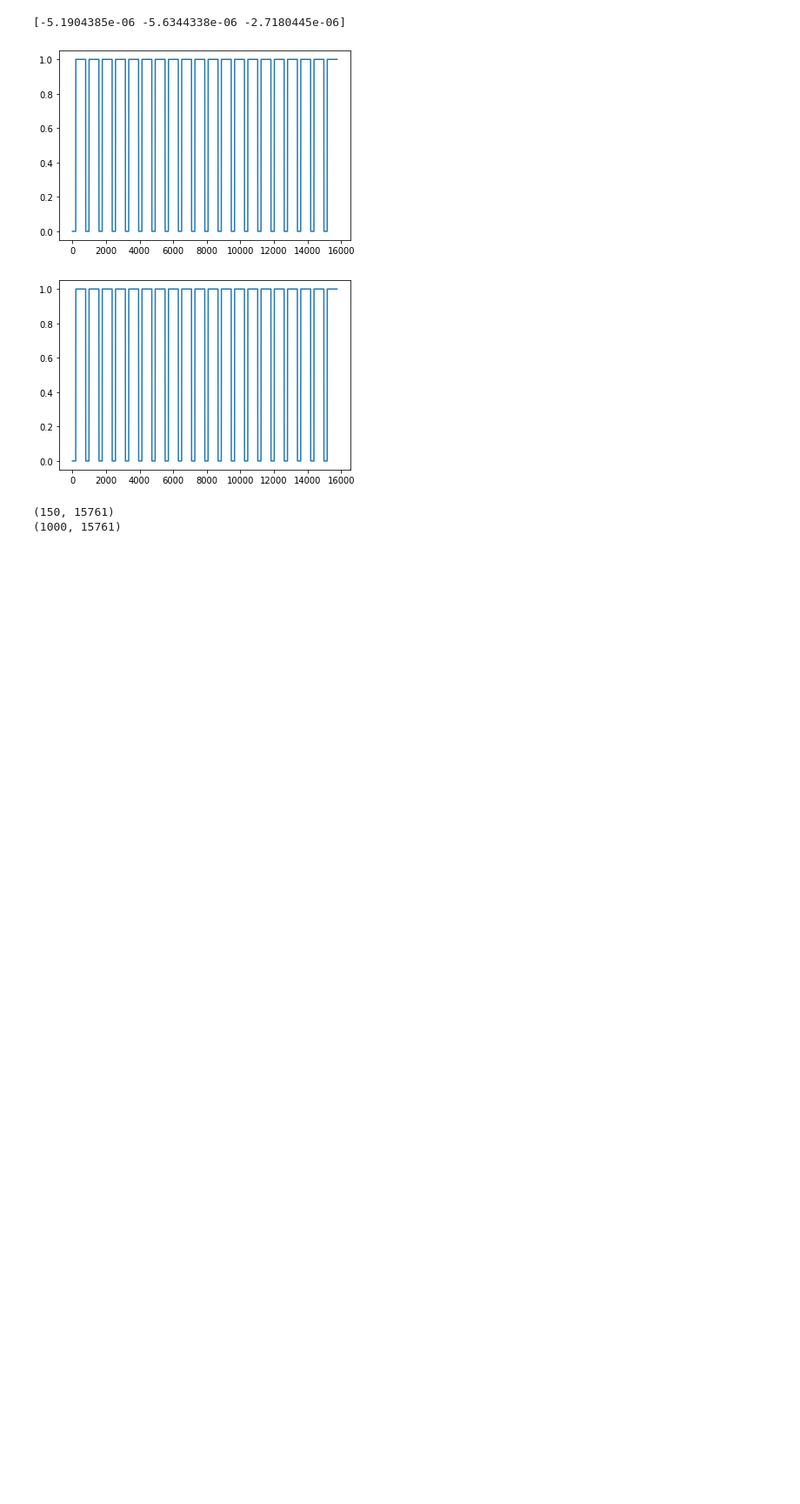
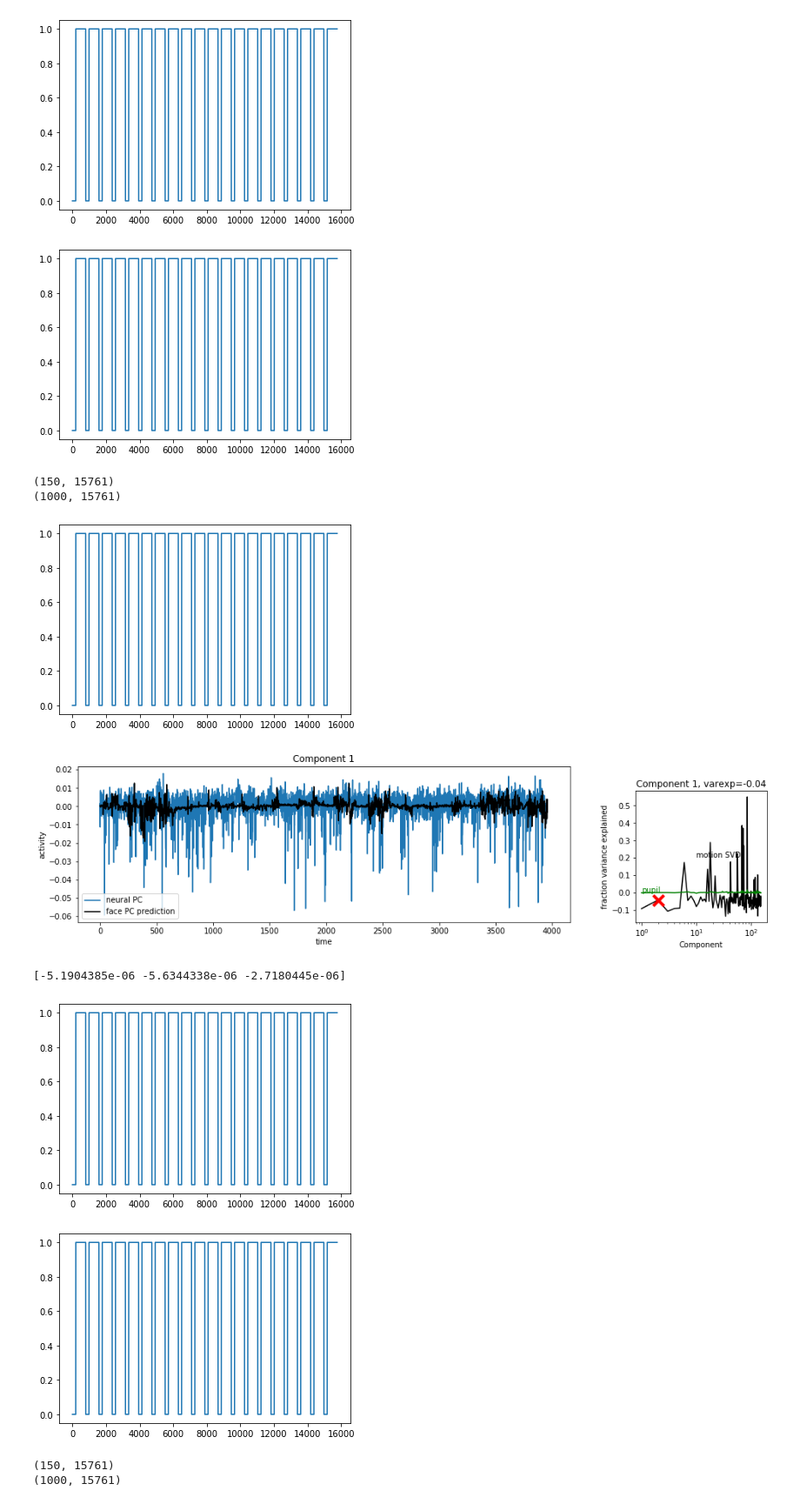
Before and after one commit to MouseLand/EnsemblePursuit, a Jupyter notebook: Visualizations/BehaviorPipeline.ipynb, the cells around one changed output. Shown at 87% size. Saved outputs shown, nothing was run; the diff lists cells and outputs as text; code cells hidden in the pictures; blank space fills up the shorter version.

```diff
--- a/Visualizations/BehaviorPipeline.ipynb
+++ b/Visualizations/BehaviorPipeline.ipynb
@@ -2,6 +2,22 @@
 import sys
 sys.path.append("..")
 from Pipelines.SpontaneousPipeline import SpontaneousBehaviorPipeline
+# %%
+data_path='/home/maria/Documents/EnsemblePursuit/BehaviorData/'
+mouse_filename='spont_M161025_MP030_20161120.mat'
+#model='EnsemblePursuit_pytorch'
+model='ICA'
+nr_of_components=150
+pipeline=SpontaneousBehaviorPipeline(data_path,mouse_filename,model,nr_of_components)
+U,V=pipeline.fit_model()
+pipeline.plot_var_exp(V,component_index=1)
+# %% [output]
+[figure, added]
+[figure, added]
+(150, 15761)
+(1000, 15761)
+[figure, added]
+[figure, added]
 # %%
 data_path='/home/maria/Documents/EnsemblePursuit/BehaviorData/'
 mouse_filename='spont_M161025_MP030_20161120.mat'
```
Also changed, not shown: 2 other files.
